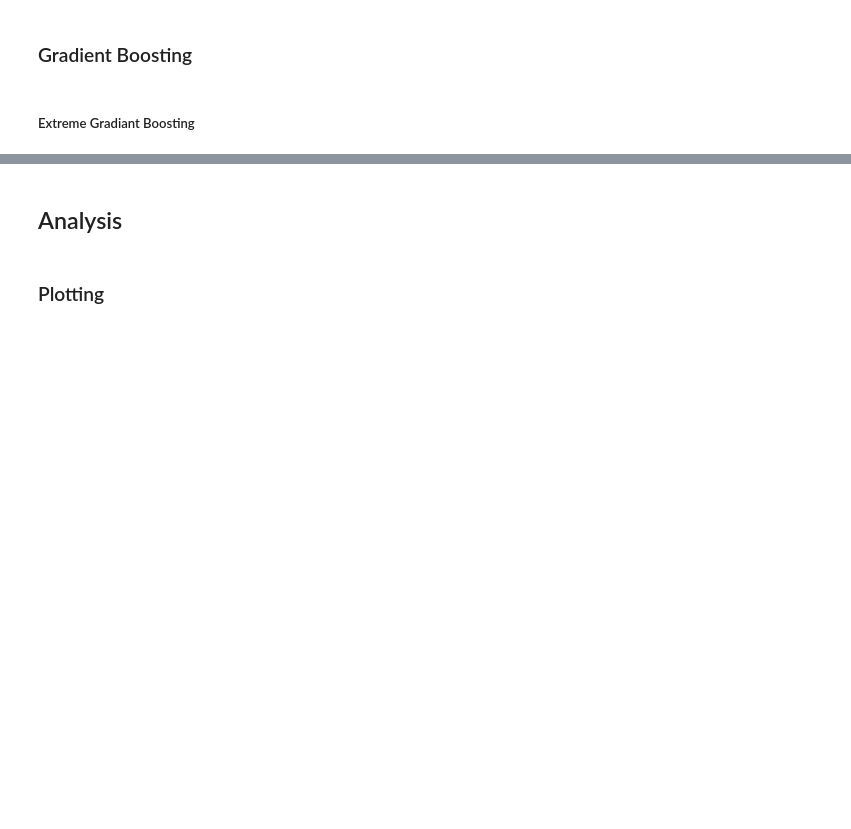
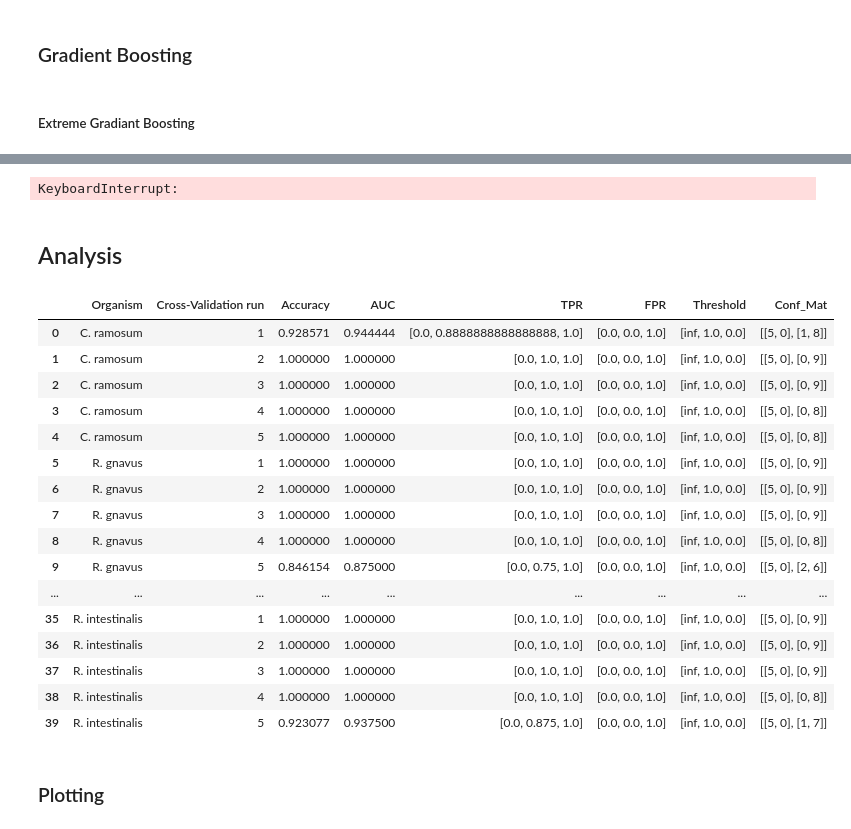
Before and after one commit to JosuaCarl/MStoML, a Jupyter notebook: skripts/ML/ML4com_annot_smac.ipynb, the cells around one changed output, grey strips where cells are left out. Saved outputs shown, nothing was run; the diff lists cells and outputs as text; code cells hidden in the pictures; blank space fills up the shorter version.

```diff
--- a/skripts/ML/ML4com_annot_smac.ipynb
+++ b/skripts/ML/ML4com_annot_smac.ipynb
@@ -52,7 +52,7 @@ configuration_space.add_hyperparameters([ccp_alpha])
 classifier = SKL_Classifier(X, ys, cv=5, configuration_space=configuration_space, classifier=DecisionTreeClassifier)
 
 scenario = Scenario(classifier.configuration_space, deterministic=True, n_workers=4, n_trials=200,
-                    walltime_limit=0.5*60*60, cputime_limit=np.inf, trial_memory_limit=int(6e10),
+                    walltime_limit=np.inf, cputime_limit=np.inf, trial_memory_limit=None,
                     output_directory=Path(os.path.normpath("/mnt/d/runs/ML/NN/smac_dt")))
 
 smac = HyperparameterOptimizationFacade(scenario, classifier.train)
@@ -96,7 +98,7 @@ classifier = SKL_Classifier(X, ys, cv=5, configuration_space=configuration_space
 
 scenario = Scenario(classifier.configuration_space, deterministic=True, n_workers=4, n_trials=200,
                     walltime_limit=np.inf, cputime_limit=np.inf, trial_memory_limit=None,
-                    output_directory=Path(os.path.normpath("/mnt/d/runs/ML/NN/smac_dt")))
+                    output_directory=Path(os.path.normpath("/mnt/d/runs/ML/NN/smac_rf")))
 
 smac = HyperparameterOptimizationFacade(scenario, classifier.train)
 incumbent = smac.optimize()
@@ -150,10 +147,10 @@ classifier = SKL_Classifier(np.array(X), np.array(ys), cv=5, configuration_space
 
 scenario = Scenario(classifier.configuration_space, deterministic=True, n_workers=4, n_trials=200,
                     walltime_limit=np.inf, cputime_limit=np.inf, trial_memory_limit=None,
-                    output_directory=Path(os.path.normpath("/mnt/d/runs/ML/NN/smac_dt")))
+                    output_directory=Path(os.path.normpath("/mnt/d/runs/ML/NN/smac_xg")))
 
 smac = HyperparameterOptimizationFacade(scenario, classifier.train)
-incumbent = smac.optimize()
+xg_incumbent = smac.optimize()
 # %% [output]
 [INFO][abstract_initial_design.py:95] Reducing the number of initial configurations from 60 to 50 (max_ratio == 0.25).
 Perhaps you already have a cluster running?
@@ -170,4 +178,34 @@ Hosting the HTTP server on port 46275 instead
+# %%
+if isinstance(incumbent, list):
+    best_hp = incumbent[0]
+else:
+    best_hp = incumbent
+
+metrics_df = cross_validate_model_sklearn(XGBClassifier, X, ys, targets, config=best_hp,
+								          fold=StratifiedKFold(n_splits=5), verbosity=0)
+# %% [output]
+KeyboardInterrupt:
 # %% [markdown]
 ## Analysis
+# %%
+metrics_df
+# %% [output]
+|  | Organism | Cross-Validation run | Accuracy | AUC | TPR | FPR | Threshold | Conf_Mat |
+| 0 | C. ramosum | 1 | 0.928571 | 0.944444 | [0.0, 0.8888888888888888, 1.0] | [0.0, 0.0, 1.0] | [inf, 1.0, 0.0] | [[5, 0], [1, 8]] |
+| 1 | C. ramosum | 2 | 1.000000 | 1.000000 | [0.0, 1.0, 1.0] | [0.0, 0.0, 1.0] | [inf, 1.0, 0.0] | [[5, 0], [0, 9]] |
+| 2 | C. ramosum | 3 | 1.000000 | 1.000000 | [0.0, 1.0, 1.0] | [0.0, 0.0, 1.0] | [inf, 1.0, 0.0] | [[5, 0], [0, 9]] |
+| 3 | C. ramosum | 4 | 1.000000 | 1.000000 | [0.0, 1.0, 1.0] | [0.0, 0.0, 1.0] | [inf, 1.0, 0.0] | [[5, 0], [0, 8]] |
+| 4 | C. ramosum | 5 | 1.000000 | 1.000000 | [0.0, 1.0, 1.0] | [0.0, 0.0, 1.0] | [inf, 1.0, 0.0] | [[5, 0], [0, 8]] |
+| 5 | R. gnavus | 1 | 1.000000 | 1.000000 | [0.0, 1.0, 1.0] | [0.0, 0.0, 1.0] | [inf, 1.0, 0.0] | [[5, 0], [0, 9]] |
+| 6 | R. gnavus | 2 | 1.000000 | 1.000000 | [0.0, 1.0, 1.0] | [0.0, 0.0, 1.0] | [inf, 1.0, 0.0] | [[5, 0], [0, 9]] |
+| 7 | R. gnavus | 3 | 1.000000 | 1.000000 | [0.0, 1.0, 1.0] | [0.0, 0.0, 1.0] | [inf, 1.0, 0.0] | [[5, 0], [0, 9]] |
+| 8 | R. gnavus | 4 | 1.000000 | 1.000000 | [0.0, 1.0, 1.0] | [0.0, 0.0, 1.0] | [inf, 1.0, 0.0] | [[5, 0], [0, 8]] |
+| 9 | R. gnavus | 5 | 0.846154 | 0.875000 | [0.0, 0.75, 1.0] | [0.0, 0.0, 1.0] | [inf, 1.0, 0.0] | [[5, 0], [2, 6]] |
+| ... | ... | ... | ... | ... | ... | ... | ... | ... |
+| 35 | R. intestinalis | 1 | 1.000000 | 1.000000 | [0.0, 1.0, 1.0] | [0.0, 0.0, 1.0] | [inf, 1.0, 0.0] | [[5, 0], [0, 9]] |
+| 36 | R. intestinalis | 2 | 1.000000 | 1.000000 | [0.0, 1.0, 1.0] | [0.0, 0.0, 1.0] | [inf, 1.0, 0.0] | [[5, 0], [0, 9]] |
+| 37 | R. intestinalis | 3 | 1.000000 | 1.000000 | [0.0, 1.0, 1.0] | [0.0, 0.0, 1.0] | [inf, 1.0, 0.0] | [[5, 0], [0, 9]] |
+| 38 | R. intestinalis | 4 | 1.000000 | 1.000000 | [0.0, 1.0, 1.0] | [0.0, 0.0, 1.0] | [inf, 1.0, 0.0] | [[5, 0], [0, 8]] |
+| 39 | R. intestinalis | 5 | 0.923077 | 0.937500 | [0.0, 0.875, 1.0] | [0.0, 0.0, 1.0] | [inf, 1.0, 0.0] | [[5, 0], [1, 7]] |
 # %% [markdown]
 ### Plotting
```
Also changed, not shown: parts of 11 cells of this notebook, 4 other files.
